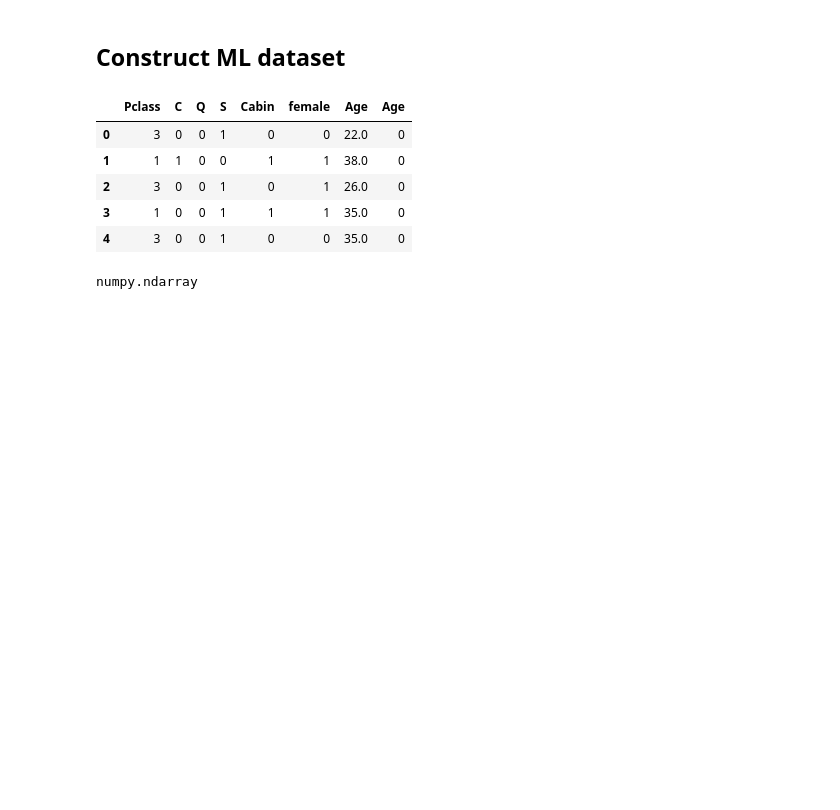
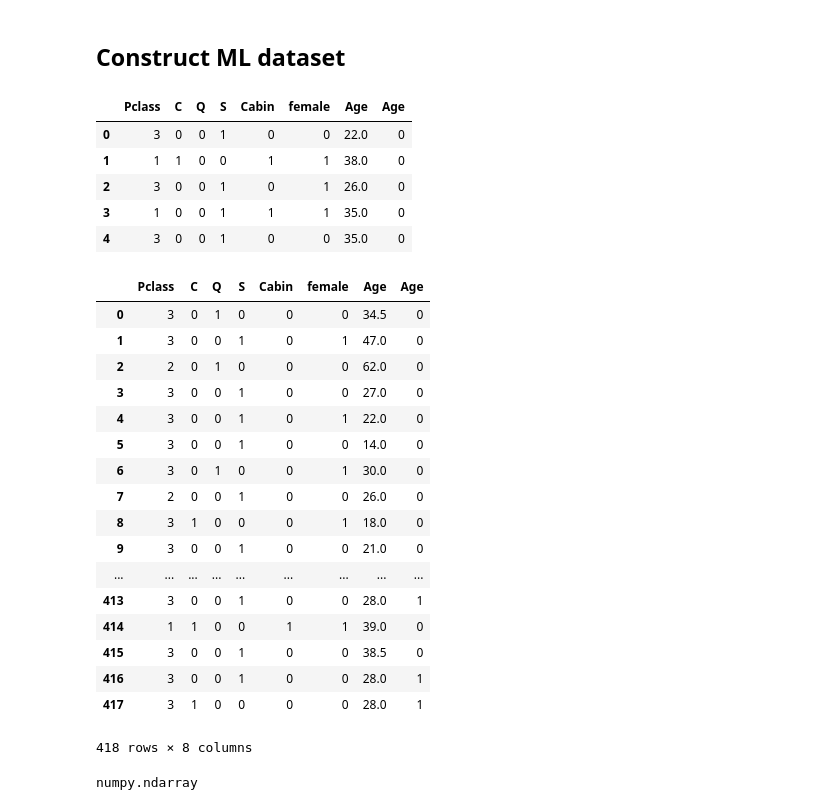
Before and after one commit to HStrand/python-ml101, a Jupyter notebook: python-course-part5-ml.ipynb, the cells around one changed output. Saved outputs shown, nothing was run; the diff lists cells and outputs as text; code cells hidden in the pictures; blank space fills up the shorter version.

```diff
--- a/python-course-part5-ml.ipynb
+++ b/python-course-part5-ml.ipynb
@@ -155,6 +152,27 @@ train_final.head()
 | 4 | 3 | 0 | 0 | 1 | 0 | 0 | 35.0 | 0 |
 # %%
 test_final = pd.concat([test.Pclass, pd.get_dummies(test.Embarked), hascabin_test, sex_test.female, age_test, age_imputed_test], axis=1)
+# %%
+test_final
+# %% [output]
+|  | Pclass | C | Q | S | Cabin | female | Age | Age |
+| 0 | 3 | 0 | 1 | 0 | 0 | 0 | 34.5 | 0 |
+| 1 | 3 | 0 | 0 | 1 | 0 | 1 | 47.0 | 0 |
+| 2 | 2 | 0 | 1 | 0 | 0 | 0 | 62.0 | 0 |
+| 3 | 3 | 0 | 0 | 1 | 0 | 0 | 27.0 | 0 |
+| 4 | 3 | 0 | 0 | 1 | 0 | 1 | 22.0 | 0 |
+| 5 | 3 | 0 | 0 | 1 | 0 | 0 | 14.0 | 0 |
+| 6 | 3 | 0 | 1 | 0 | 0 | 1 | 30.0 | 0 |
+| 7 | 2 | 0 | 0 | 1 | 0 | 0 | 26.0 | 0 |
+| 8 | 3 | 1 | 0 | 0 | 0 | 1 | 18.0 | 0 |
+| 9 | 3 | 0 | 0 | 1 | 0 | 0 | 21.0 | 0 |
+| ... | ... | ... | ... | ... | ... | ... | ... | ... |
+| 413 | 3 | 0 | 0 | 1 | 0 | 0 | 28.0 | 1 |
+| 414 | 1 | 1 | 0 | 0 | 1 | 1 | 39.0 | 0 |
+| 415 | 3 | 0 | 0 | 1 | 0 | 0 | 38.5 | 0 |
+| 416 | 3 | 0 | 0 | 1 | 0 | 0 | 28.0 | 1 |
+| 417 | 3 | 1 | 0 | 0 | 0 | 0 | 28.0 | 1 |
+418 rows × 8 columns
 # %%
 X = train_final.as_matrix()
 # %%
```
Also changed, not shown: parts of 8 cells of this notebook, 3 other files.
